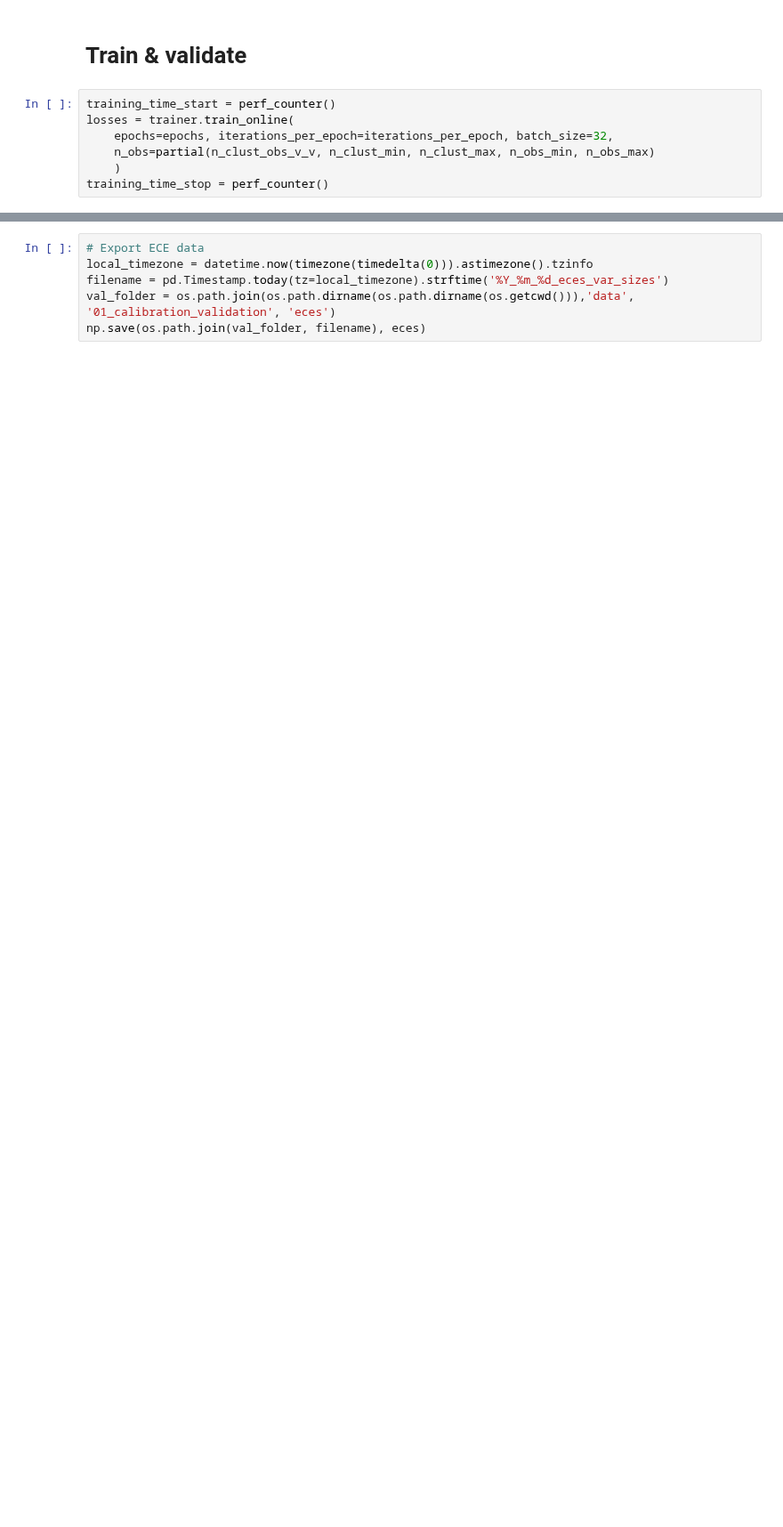
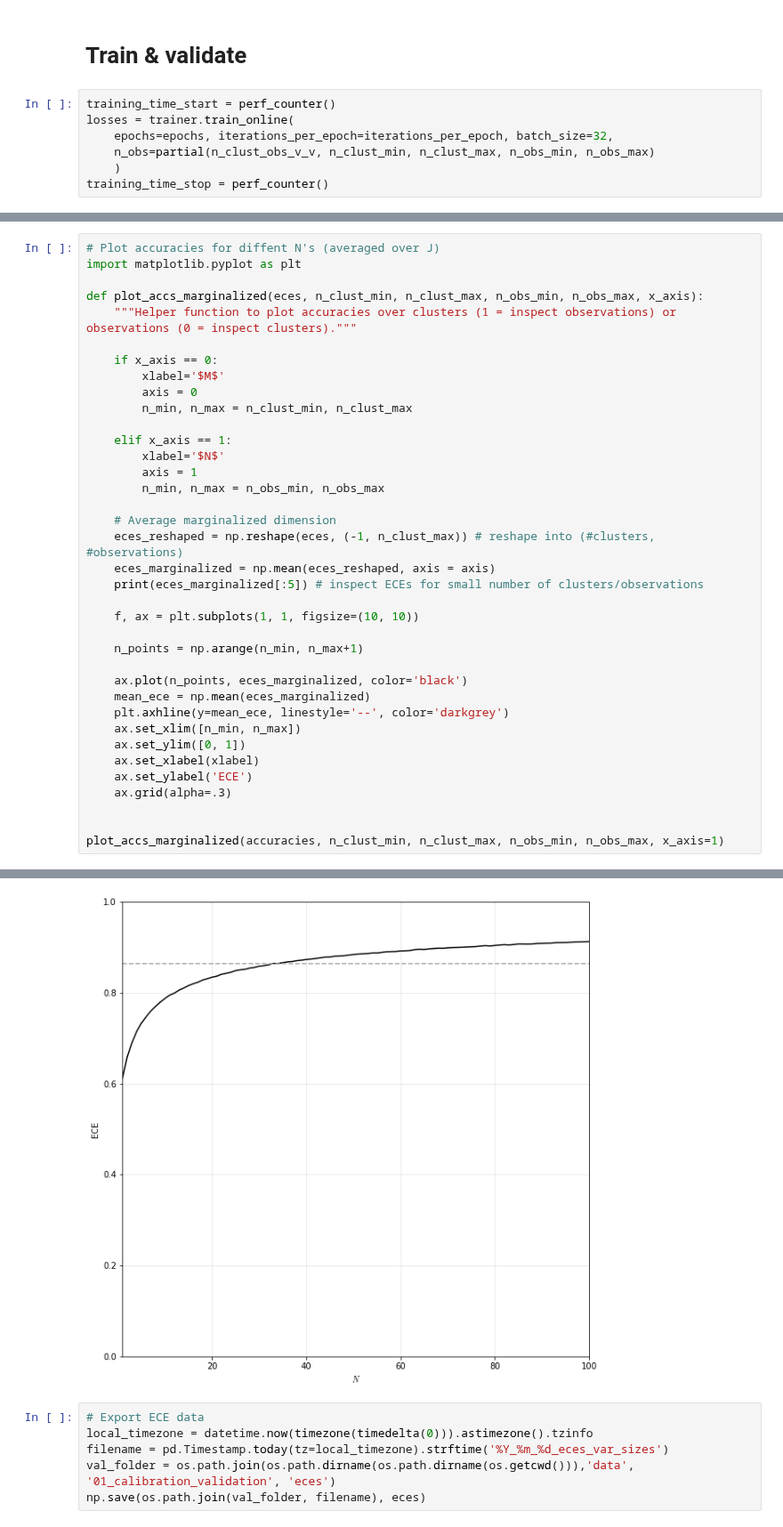
Before and after one commit to elseml/DeepHierarchicalModelComparison, a Jupyter notebook: notebooks/01_calibration_validation/03_calibration_variable_sizes.ipynb, the cells around one changed output, grey strips where cells are left out. Shown at 89% size. Cells and saved outputs as stored; diff of their text form; blank space fills up the shorter version.

```diff
--- a/notebooks/01_calibration_validation/03_calibration_variable_sizes.ipynb
+++ b/notebooks/01_calibration_validation/03_calibration_variable_sizes.ipynb
@@ -137,0 +137,38 @@ plot_eces_marginalized(eces, n_clust_min, n_clust_max, n_obs_min, n_obs_max, x_a
+# %%
+# Plot accuracies for diffent N's (averaged over J)
+import matplotlib.pyplot as plt
+
+def plot_accs_marginalized(eces, n_clust_min, n_clust_max, n_obs_min, n_obs_max, x_axis):
+    """Helper function to plot accuracies over clusters (1 = inspect observations) or observations (0 = inspect clusters)."""
+
+    if x_axis == 0:
+        xlabel='$M$'
+        axis = 0
+        n_min, n_max = n_clust_min, n_clust_max
+
+    elif x_axis == 1:
+        xlabel='$N$'
+        axis = 1
+        n_min, n_max = n_obs_min, n_obs_max
+
+    # Average marginalized dimension
+    eces_reshaped = np.reshape(eces, (-1, n_clust_max)) # reshape into (#clusters, #observations)
+    eces_marginalized = np.mean(eces_reshaped, axis = axis)
+    print(eces_marginalized[:5]) # inspect ECEs for small number of clusters/observations
+
+    f, ax = plt.subplots(1, 1, figsize=(10, 10))
+
+    n_points = np.arange(n_min, n_max+1)
+
+    ax.plot(n_points, eces_marginalized, color='black')
+    mean_ece = np.mean(eces_marginalized)
+    plt.axhline(y=mean_ece, linestyle='--', color='darkgrey')
+    ax.set_xlim([n_min, n_max])
+    ax.set_ylim([0, 1])
+    ax.set_xlabel(xlabel)
+    ax.set_ylabel('ECE')
+    ax.grid(alpha=.3)
+
+
+plot_accs_marginalized(accuracies, n_clust_min, n_clust_max, n_obs_min, n_obs_max, x_axis=1)
+# %% [output]
@@ -138,3 +176,4 @@ plot_eces_marginalized(eces, n_clust_min, n_clust_max, n_obs_min, n_obs_max, x_a
+[figure, added]
 # %%
 # Export ECE data
 local_timezone = datetime.now(timezone(timedelta(0))).astimezone().tzinfo
```
Also changed, not shown: parts of 11 cells of this notebook.
